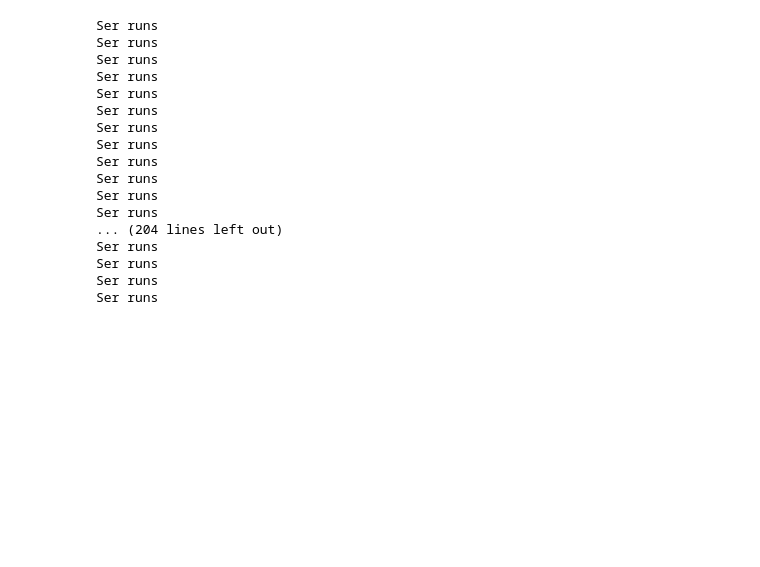
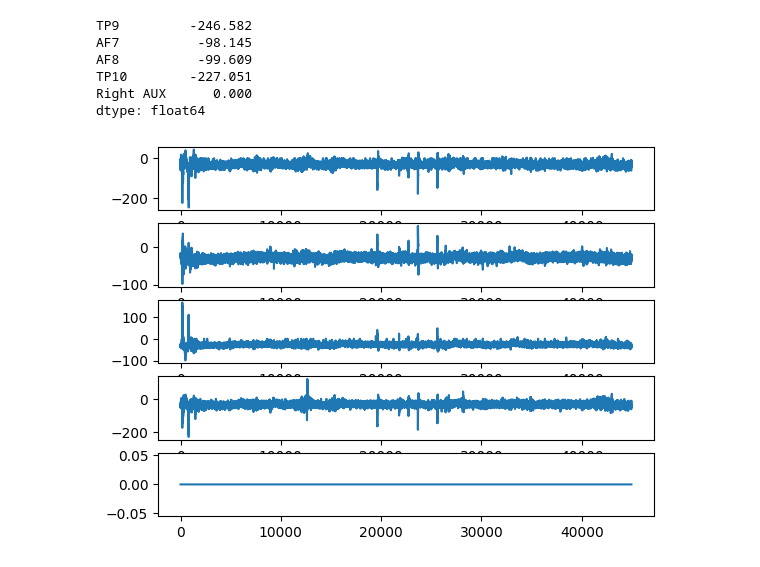
Before and after one commit to dschlesinger/neurom-backend, a Jupyter notebook: task.ipynb, the cells around one changed output. Drawn from its saved outputs; the diff is of its cells as text; code cells hidden in the pictures; blank space fills up the shorter version.

```diff
--- a/task.ipynb
+++ b/task.ipynb
@@ -8,22 +0,0 @@ data = [d for d in data if d.classification not in ['Double Right', 'Down Look']
-# %%
-with open('data_store/0.4 Minecraft.json', 'w') as m:
-
-    m.write(json.dumps([d.model_dump() for d in data]))
-# %% [output]
-Ser runs
-Ser runs
-Ser runs
-Ser runs
-Ser runs
-Ser runs
-Ser runs
-Ser runs
-Ser runs
-Ser runs
-Ser runs
-Ser runs
-... (204 lines left out)
-Ser runs
-Ser runs
-Ser runs
-Ser runs
@@ -29,0 +4,23 @@ Ser runs
+# %%
+df = pd.read_csv('EEG_recording_2025-10-27-23.02.20.csv')
+# %%
+sensors = ['TP9', 'AF7', 'AF8', 'TP10', 'Right AUX']
+# %%
+df[sensors].min()
+# %% [output]
+TP9         -246.582
+AF7          -98.145
+AF8          -99.609
+TP10        -227.051
+Right AUX      0.000
+dtype: float64
+# %%
+fig, axs = plt.subplots(5, 1)
+
+axs = axs.flatten()
+
+for s, ax in zip(sensors, axs):
+
+    ax.plot(df[s].to_numpy())
+# %% [output]
+[figure, added]
```
Also changed, not shown: parts of 11 cells of this notebook, 8 other files.
